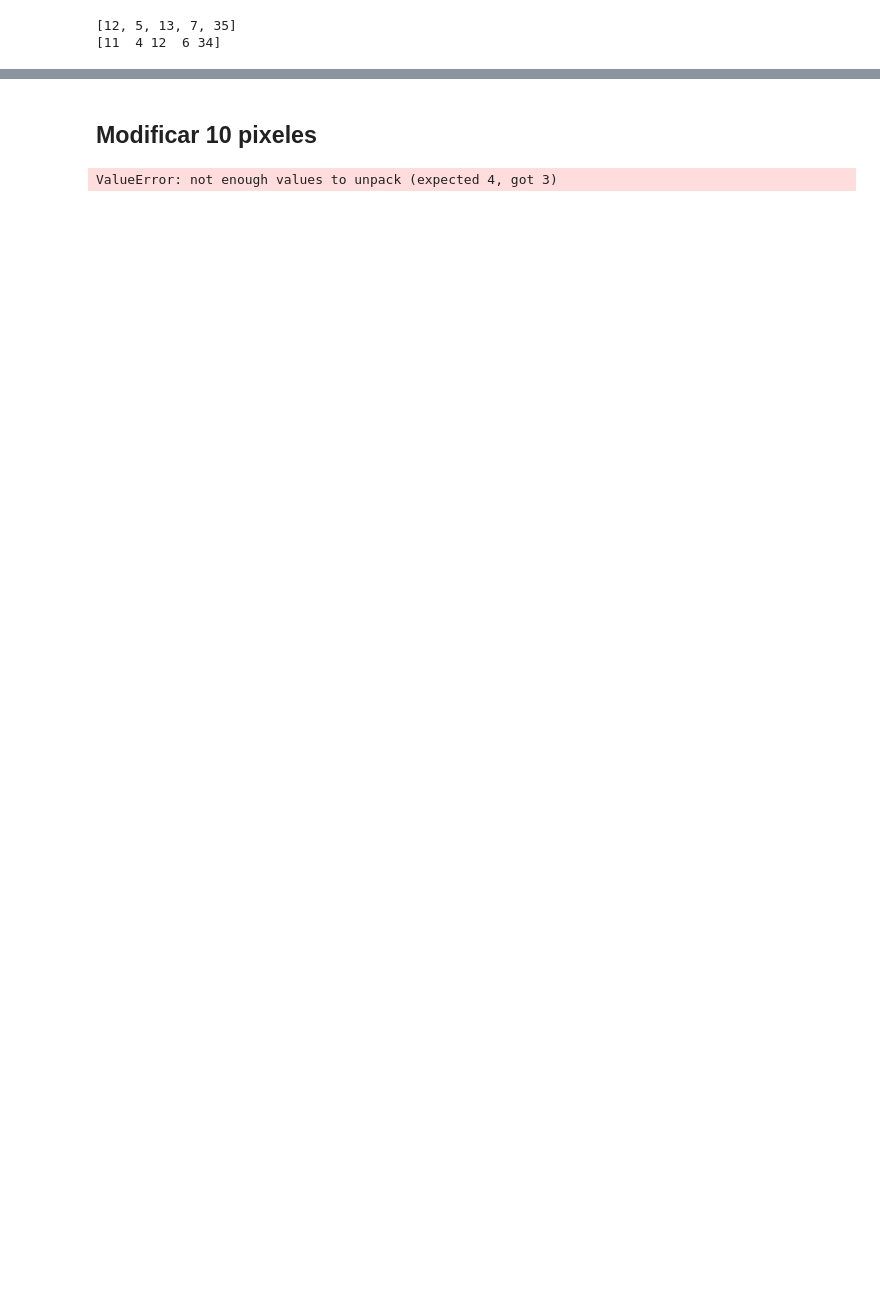
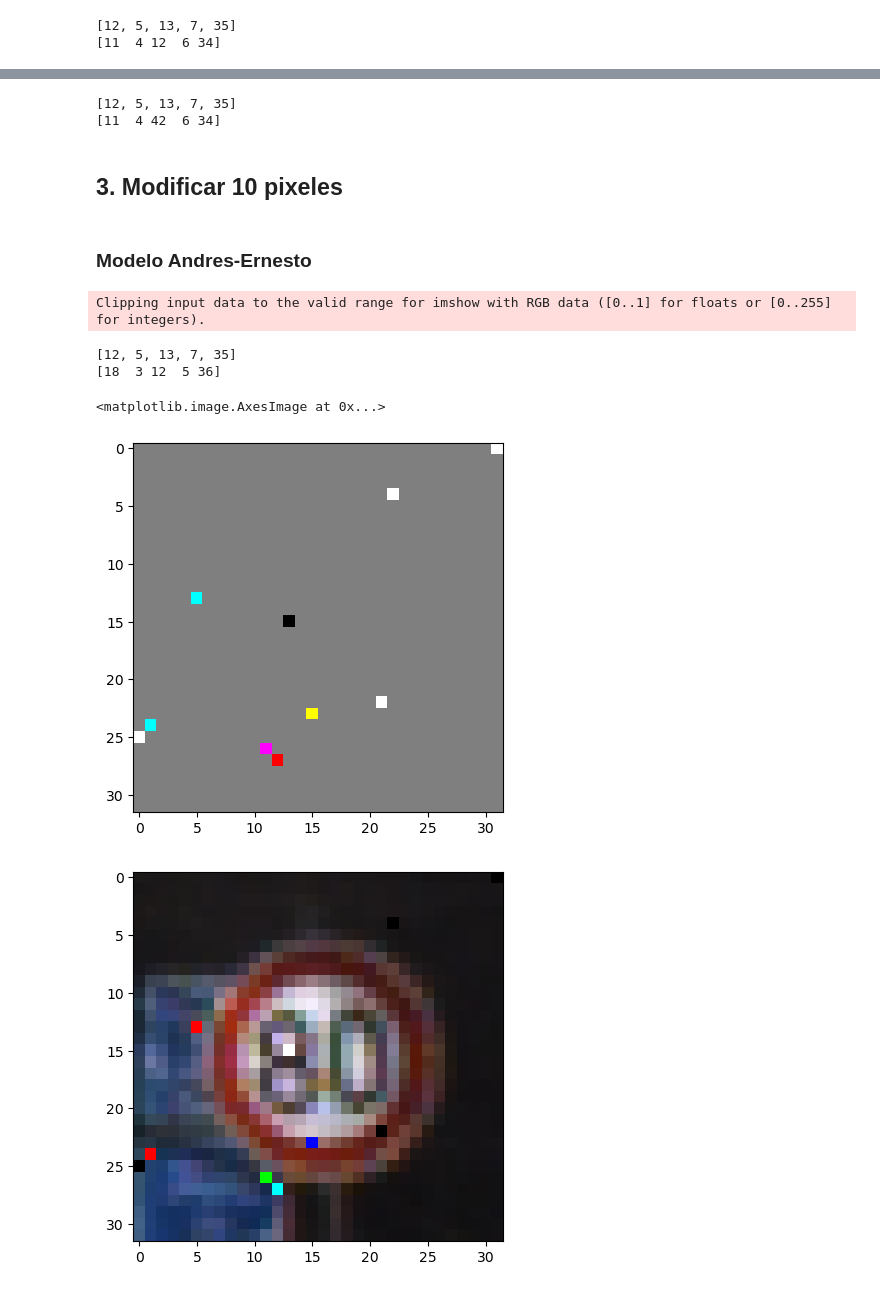
Before and after one commit to DonovanSB/talleres-rl, a Jupyter notebook: taller_ataques.ipynb, the cells around one changed output, grey strips where cells are left out. Drawn from its saved outputs; the diff is of its cells as text; code cells hidden in the pictures; blank space fills up the shorter version.

Commit message:
update model attack and models

```diff
--- a/taller_ataques.ipynb
+++ b/taller_ataques.ipynb
@@ -65,7 +65,7 @@ class AttackModel():
         ref = np.argmax(self.model(image))
         return tf.constant(to_categorical(ref, 43).reshape(1, 43))
 
-    def get_adversarial_image(self, image, epsilon, target=None):
+    def get_adversarial_image(self, image, epsilon, target=None, pixel_number = None):
         image = tf.cast(image.reshape(1, 32, 32, 3), tf.float32)
         if target is None:
             label = self.predict(image)
@@ -78,17 +78,29 @@ class AttackModel():
         gradient = tape.gradient(loss, image)
         signed_grad = tf.sign(gradient)
         disturbance = signed_grad[0] * 0.5 + 0.5
+
+        if pixel_number is not None:
+            pixels_to_perturb = np.random.choice(range(32*32), size=pixel_number, replace=False)
+            signed_grad_pixels = np.zeros((32, 32, 3))
+            for p in pixels_to_perturb:
+                x, y = p % 32, p // 32
+                signed_grad_pixels[x, y, :] = signed_grad[0, x, y, :]
+            adversarial_image = (image + epsilon * signed_grad_pixels) if target is None else (image - epsilon * signed_grad_pixels )
+            y_disturbance = np.argmax(self.model(adversarial_image))
+            disturbance_pixels = signed_grad_pixels * 0.5 + 0.5
+            return adversarial_image, y_disturbance, disturbance_pixels
+
         adversarial_image = (image + epsilon * signed_grad) if target is None else (image - epsilon * signed_grad)
         y_disturbance = np.argmax(self.model(adversarial_image))
         return adversarial_image, y_disturbance, disturbance
 
-    def get_adversarial_images(self, targets=None):
+    def get_adversarial_images(self, targets=None, pixel_number = None):
         adv_images = []
         adv_labels = []
         adv_disturbances = []
         for i in range(len(self.images)):
             adv_image, adv_label, adv_disturbance = self.get_adversarial_image(
-                self.images[i], self.epsilons[i], targets[i] if targets else None)
+                self.images[i], self.epsilons[i], targets[i] if targets else None, pixel_number)
             adv_images.append(adv_image)
             adv_labels.append(adv_label)
             adv_disturbances.append(adv_disturbance)
@@ -195,15 +176,33 @@ print(adv_labels)
+# %%
+epsilons = [0.041, 0.074, 0.077, 0.0064, 0.019]
+attack_model = AttackModel(load_model(join(models_path, 'teacher.h5')), test_images, epsilons)
+targets = [test_labels[i]-1 for i in range(len(test_labels))]
+adv_images, adv_labels, adv_disturbances = attack_model.get_adversarial_images(targets)
+
+print(test_labels)
+print(adv_labels)
+# %% [output]
+[12, 5, 13, 7, 35]
+[11  4 42  6 34]
 # %% [markdown]
-## Modificar 10 pixeles
+## 3. Modificar 10 pixeles
+# %% [markdown]
+### Modelo Andres-Ernesto
 # %%
-epsilons = [1.7, 5, 0.064, 0.015, 0.045]
-attack_model = AttackModel10Pixels(load_model(join(models_path, 'florez_solarte.h5')), test_images, epsilons)
-targets = [test_labels[i]-1 for i in range(len(test_labels))]
-adv_images, adv_labels, adv_disturbances = attack_model.get_adversarial_images(targets)
+epsilons = [2.5, 4, 5.5, 2.5, 5.5]
+attack_model = AttackModel(load_model(join(models_path, 'florez_solarte.h5')), test_images, epsilons)
+targets = [test_labels[i] - 1 for i in range(len(test_labels))]
+adv_images, adv_labels, adv_disturbances = attack_model.get_adversarial_images(targets, pixel_number=10)
 
 print(test_labels)
 print(adv_labels)
-# plt.imshow(perturbations[0])
+plt.imshow(adv_disturbances[1])
 plt.figure()
 plt.imshow(adv_images[1].reshape(32, 32, 3))
 # %% [output]
-ValueError: not enough values to unpack (expected 4, got 3)
+Clipping input data to the valid range for imshow with RGB data ([0..1] for floats or [0..255] for integers).
+[12, 5, 13, 7, 35]
+[18  3 12  5 36]
+<matplotlib.image.AxesImage at 0x...>
+[figure, added]
+[figure, added]
```
Also changed, not shown: parts of 13 cells of this notebook, 1 other file.
